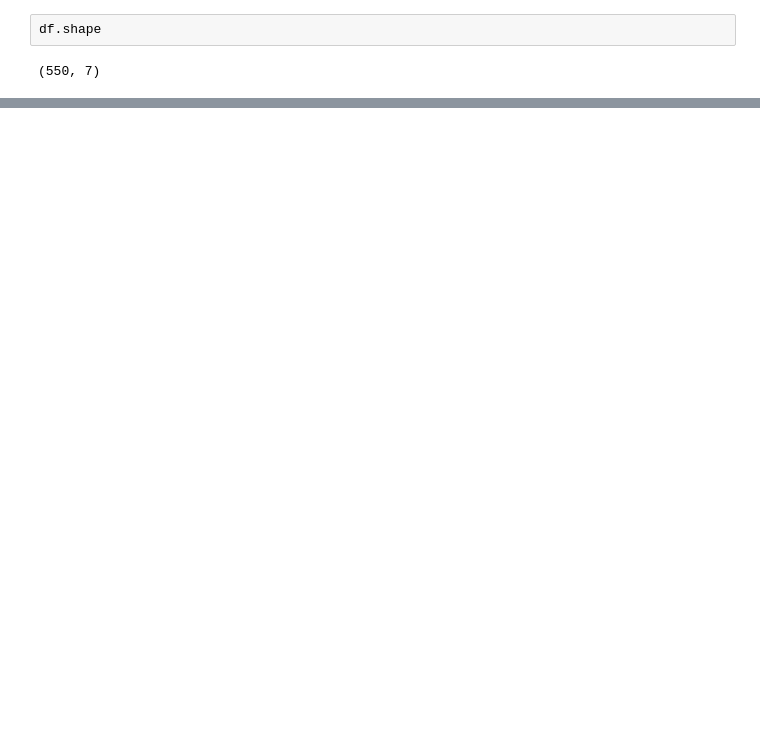
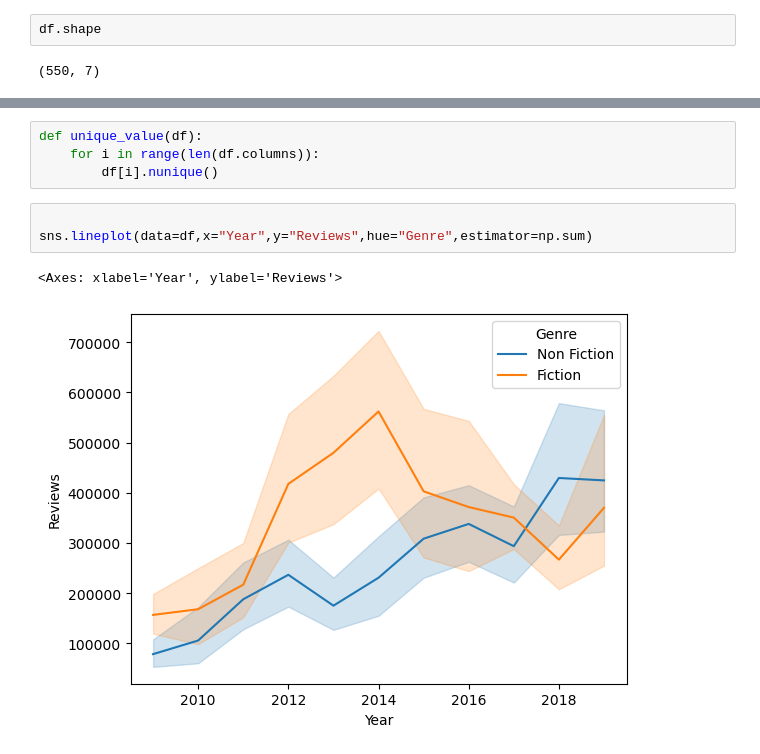
Before and after one commit to NevzatTaha/Top-50-sales-Hypothesis-Testing-and-EDA, a Jupyter notebook: Data Analytic and Visualisation.ipynb, the cells around one changed output, grey strips where cells are left out. Cells and saved outputs as stored; diff of their text form; blank space fills up the shorter version.

```diff
--- a/Data Analytic and Visualisation.ipynb
+++ b/Data Analytic and Visualisation.ipynb
@@ -36,0 +66,10 @@ df2[1]
+# %%
+def unique_value(df):
+    for i in range(len(df.columns)):
+        df[i].nunique()
+# %%
+
+sns.lineplot(data=df,x="Year",y="Reviews",hue="Genre",estimator=np.sum)
+# %% [output]
+<Axes: xlabel='Year', ylabel='Reviews'>
+[figure, added]
```
Also changed, not shown: parts of 6 cells of this notebook.
